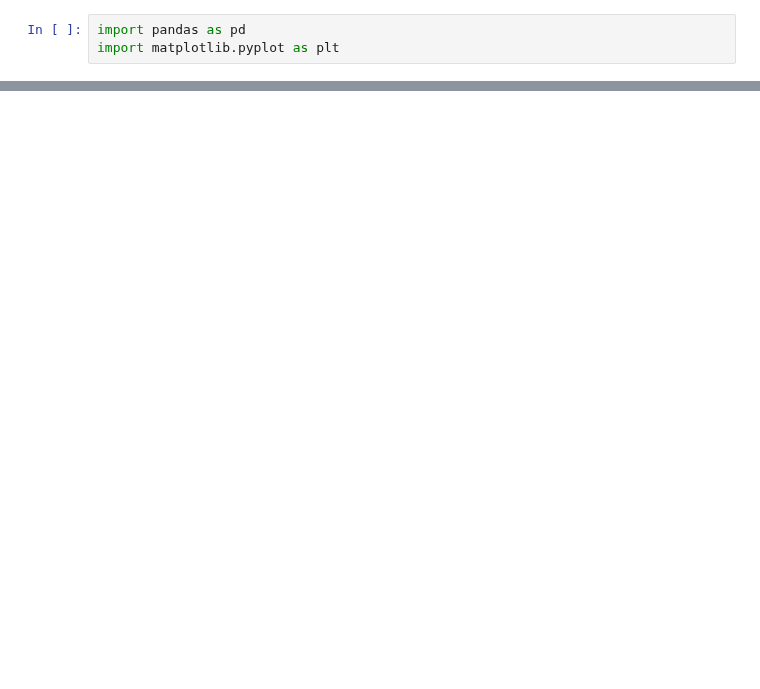
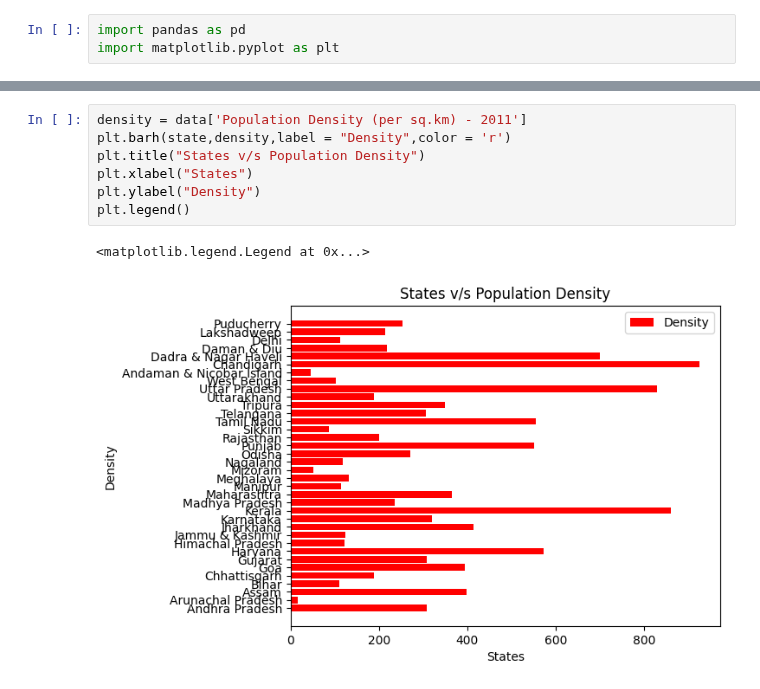
Before and after one commit to Sath2003/DAV, a Jupyter notebook: TIMEPASS.ipynb, the cells around one changed output, grey strips where cells are left out. Saved outputs shown, nothing was run; the diff lists cells and outputs as text; blank space fills up the shorter version.

```diff
--- a/TIMEPASS.ipynb
+++ b/TIMEPASS.ipynb
@@ -25,0 +36,10 @@ plt.show()
+# %%
+density = data['Population Density (per sq.km) - 2011']
+plt.barh(state,density,label = "Density",color = 'r')
+plt.title("States v/s Population Density")
+plt.xlabel("States")
+plt.ylabel("Density")
+plt.legend()
+# %% [output]
+<matplotlib.legend.Legend at 0x...>
+[figure, added]
```
Also changed, not shown: parts of 3 cells of this notebook, 1 other file.
